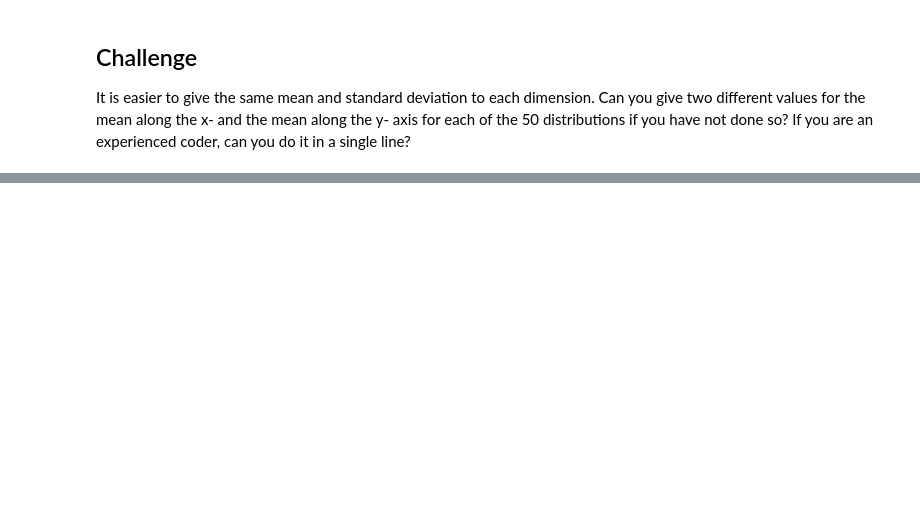
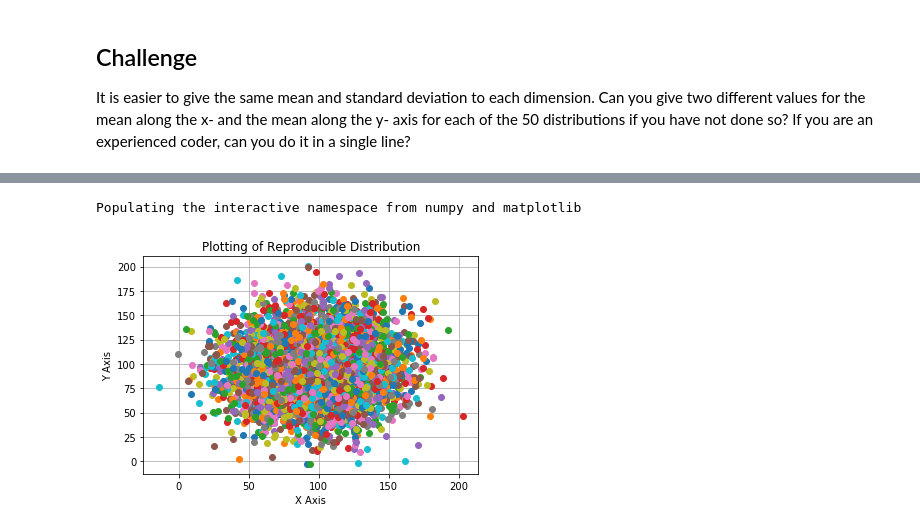
Before and after one commit to rrubo/PUI2017_rh2684, a Jupyter notebook: HW1_rh2684/HW1_reproducible_distributions.ipynb, the cells around one changed output, grey strips where cells are left out. Saved outputs shown, nothing was run; the diff lists cells and outputs as text; code cells hidden in the pictures; blank space fills up the shorter version.

```diff
--- a/HW1_rh2684/HW1_reproducible_distributions.ipynb
+++ b/HW1_rh2684/HW1_reproducible_distributions.ipynb
@@ -132,0 +141,12 @@ It is easier to give the same mean and standard deviation to each dimension. Can
+# %%
+# Introducing ranges for the mean and the standard deviation
+
+sigma = random.randint(2, 100) #random standard deviation
+mu = random.randint(2, 100) #random mean
+
+ReprRandAll = np.zeros((50, 2, 100))
+for i in range(50):
+    ReprRandAll[i] = sigma * np.random.randn(2, 100) + mu
+    i += 1
+
+print(ReprRandAll)
@@ -132,0 +171,25 @@ It is easier to give the same mean and standard deviation to each dimension. Can
+# %%
+import pylab as pl
+%pylab inline
+# the last line of code makes the plot show up within the notebook.
+# Always include it so that your homework notebooks are rendered and we can see
+# what you wanted your results to be.
+
+# defining the figure
+
+pl.xlabel('X Axis')
+pl.ylabel('Y Axis')
+pl.title('Plotting of Reproducible Distribution')
+pl.grid(True)
+#plotting and showing distributions
+
+for i in range(50):
+    for j in range(100):
+        pl.plot(ReprRandAll[i][0][j], ReprRandAll[i][1][j], 'o')
+        j += 1
+    i += 1
+
+pl.show()
+# %% [output]
+Populating the interactive namespace from numpy and matplotlib
+[figure, added]
```
Also changed, not shown: parts of 8 cells of this notebook.
